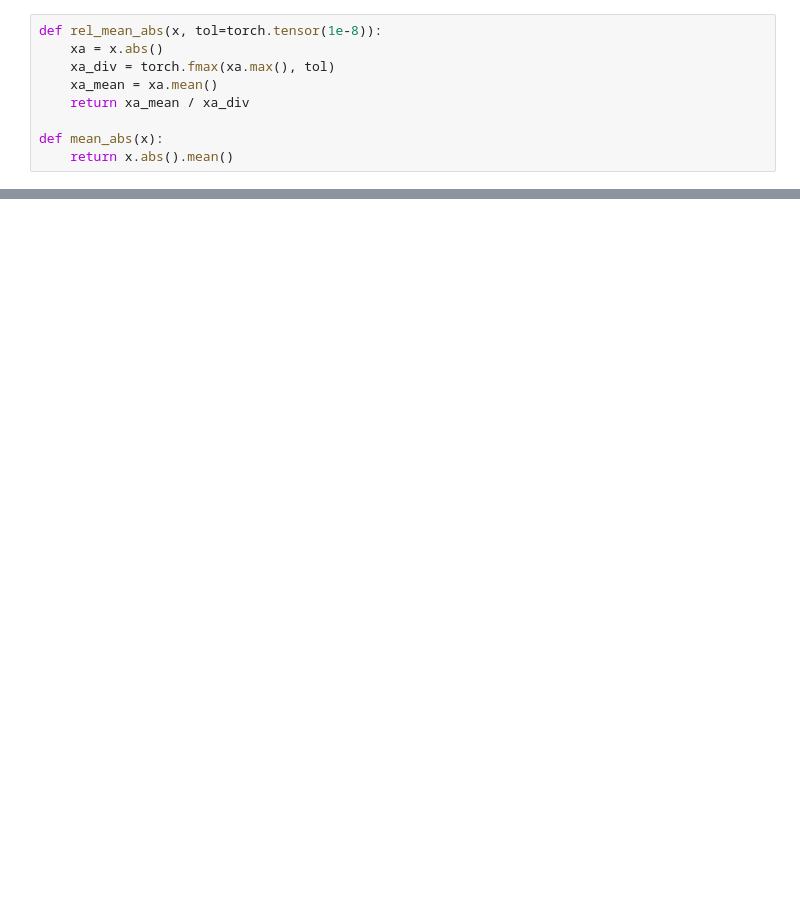
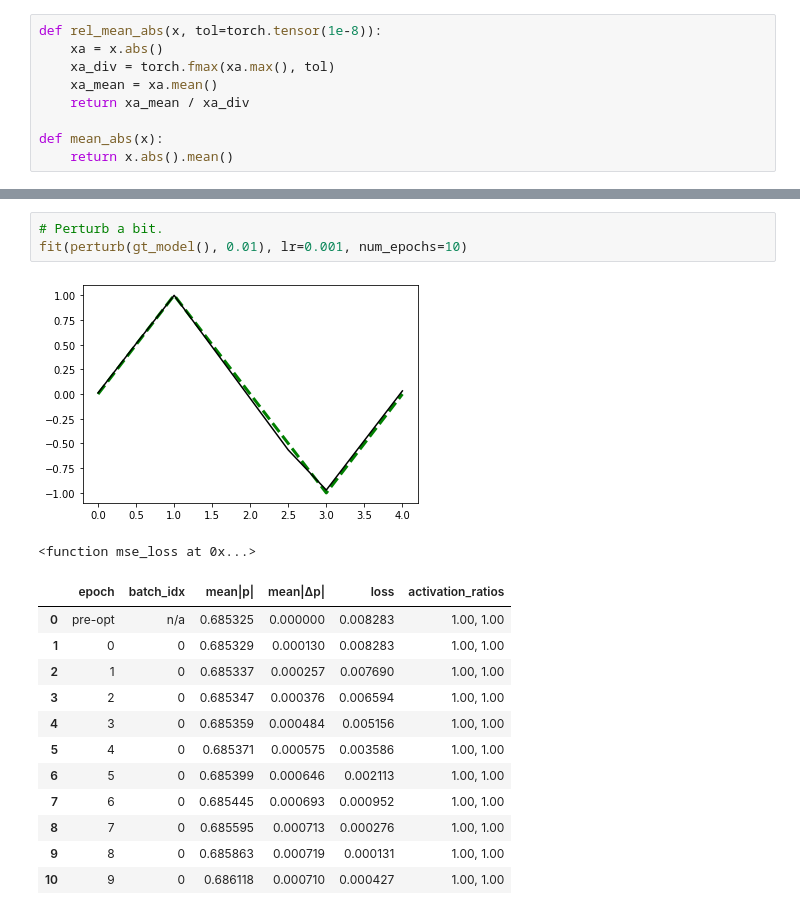
Before and after one commit to EricCousineau-TRI/repro, a Jupyter notebook: python/understand_torch_sgd_and_mlp/mlp_sin.ipynb, the cells around one changed output, grey strips where cells are left out. Drawn from its saved outputs; the diff is of its cells as text; blank space fills up the shorter version.

```diff
--- a/python/understand_torch_sgd_and_mlp/mlp_sin.ipynb
+++ b/python/understand_torch_sgd_and_mlp/mlp_sin.ipynb
@@ -288,0 +311,18 @@ fit(gt_model(), loss_fn=mse_loss, lr=0.5, t=t, num_epochs=2)
+# %%
+# Perturb a bit.
+fit(perturb(gt_model(), 0.01), lr=0.001, num_epochs=10)
+# %% [output]
+[figure, added]
+<function mse_loss at 0x...>
+|  | epoch | batch_idx | mean|p| | mean|Δp| | loss | activation_ratios |
+| 0 | pre-opt | n/a | 0.685325 | 0.000000 | 0.008283 | 1.00, 1.00 |
+| 1 | 0 | 0 | 0.685329 | 0.000130 | 0.008283 | 1.00, 1.00 |
+| 2 | 1 | 0 | 0.685337 | 0.000257 | 0.007690 | 1.00, 1.00 |
+| 3 | 2 | 0 | 0.685347 | 0.000376 | 0.006594 | 1.00, 1.00 |
+| 4 | 3 | 0 | 0.685359 | 0.000484 | 0.005156 | 1.00, 1.00 |
+| 5 | 4 | 0 | 0.685371 | 0.000575 | 0.003586 | 1.00, 1.00 |
+| 6 | 5 | 0 | 0.685399 | 0.000646 | 0.002113 | 1.00, 1.00 |
+| 7 | 6 | 0 | 0.685445 | 0.000693 | 0.000952 | 1.00, 1.00 |
+| 8 | 7 | 0 | 0.685595 | 0.000713 | 0.000276 | 1.00, 1.00 |
+| 9 | 8 | 0 | 0.685863 | 0.000719 | 0.000131 | 1.00, 1.00 |
+| 10 | 9 | 0 | 0.686118 | 0.000710 | 0.000427 | 1.00, 1.00 |
```
Also changed, not shown: parts of 15 cells of this notebook.
